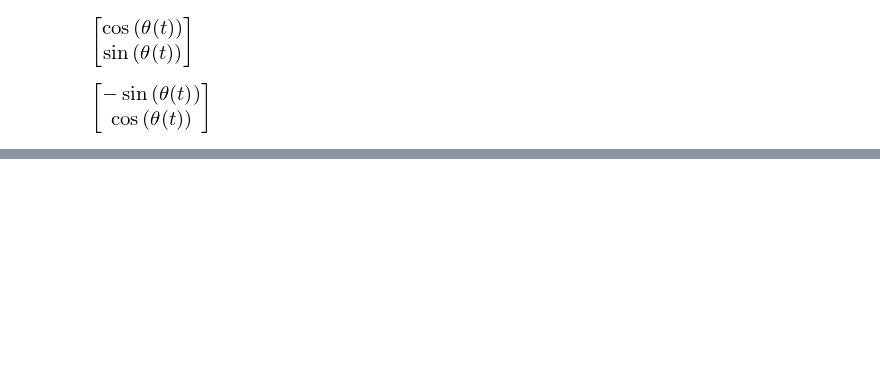
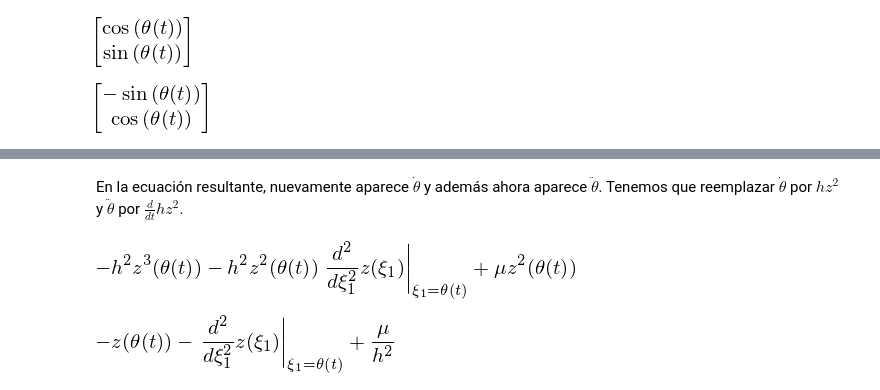
Before and after one commit to fdmazzone/Ecuaciones_Diferenciales, a Jupyter notebook: scripts/MecánicaCeleste.ipynb, the cells around one changed output, grey strips where cells are left out. Cells and saved outputs as stored; diff of their text form; code cells hidden in the pictures; blank space fills up the shorter version.

```diff
--- a/scripts/MecánicaCeleste.ipynb
+++ b/scripts/MecánicaCeleste.ipynb
@@ -31,0 +86,14 @@ u_theta
+# %% [markdown]
+En la ecuación resultante, nuevamente aparece $\dot{\theta}$ y además ahora aparece $\ddot{\theta}$. Tenemos que reemplazar
+$\dot{\theta}$ por $hz^2$ y $\ddot{\theta}$ por $\tfrac{d}{dt}hz^2$.
+# %%
+theta2diff=(h*z**2).diff(t).subs(theta.diff(t),h*z**2)
+ed3=ed2.subs(theta.diff(t,2),theta2diff)
+ed3=ed3.subs(theta.diff(t),h*z**2)
+ed3
+# %% [output]
+[figure, added]
+# %%
+(ed3/h**2/z**2).expand()
+# %% [output]
+[figure, added]
```
Also changed, not shown: parts of 10 cells of this notebook.
